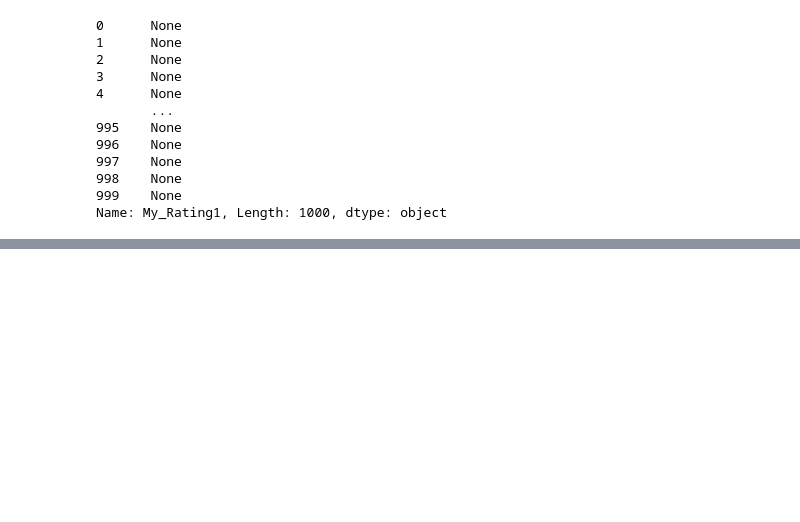
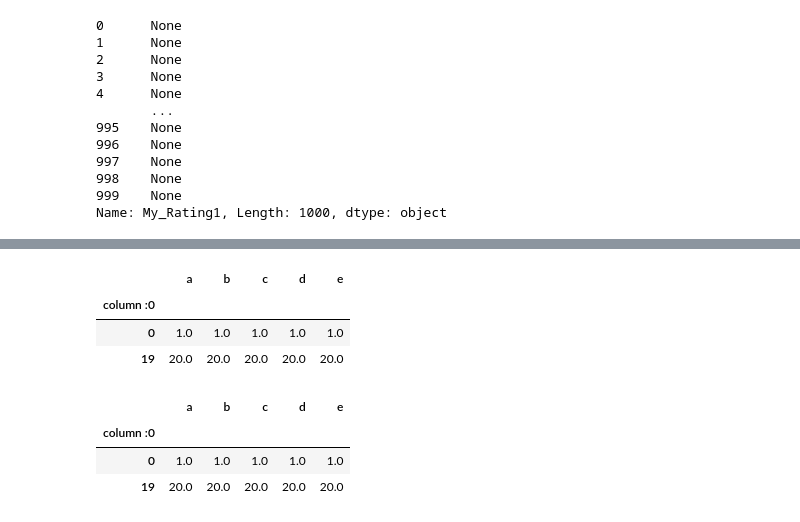
Before and after one commit to bvkiran8058/Data-Science-with-GenAI, a Jupyter notebook: Pandas/DataFrame/Part 1.ipynb, the cells around one changed output, grey strips where cells are left out. Saved outputs shown, nothing was run; the diff lists cells and outputs as text; code cells hidden in the pictures; blank space fills up the shorter version.

Commit message:
Part 1 contains basics of pandas

```diff
--- a/Pandas/DataFrame/Part 1.ipynb
+++ b/Pandas/DataFrame/Part 1.ipynb
@@ -738,0 +782,14 @@ movies.head()
+# %%
+df.dropna()
+# %% [output]
+|  | a | b | c | d | e |
+| column :0 |  |  |  |  |  |
+| 0 | 1.0 | 1.0 | 1.0 | 1.0 | 1.0 |
+| 19 | 20.0 | 20.0 | 20.0 | 20.0 | 20.0 |
+# %%
+df.dropna(axis=0) # removes all the rows that contains na
+# %% [output]
+|  | a | b | c | d | e |
+| column :0 |  |  |  |  |  |
+| 0 | 1.0 | 1.0 | 1.0 | 1.0 | 1.0 |
+| 19 | 20.0 | 20.0 | 20.0 | 20.0 | 20.0 |
```
Also changed, not shown: parts of 6 cells of this notebook, 1 other file.
